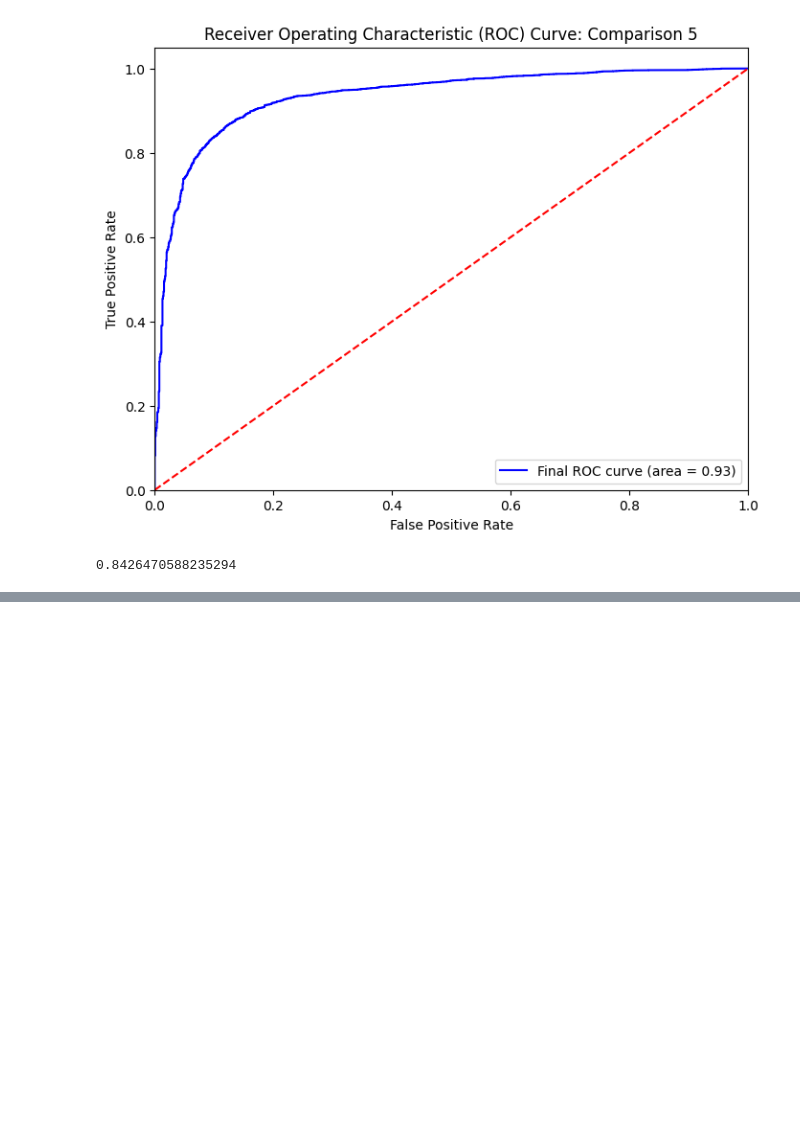
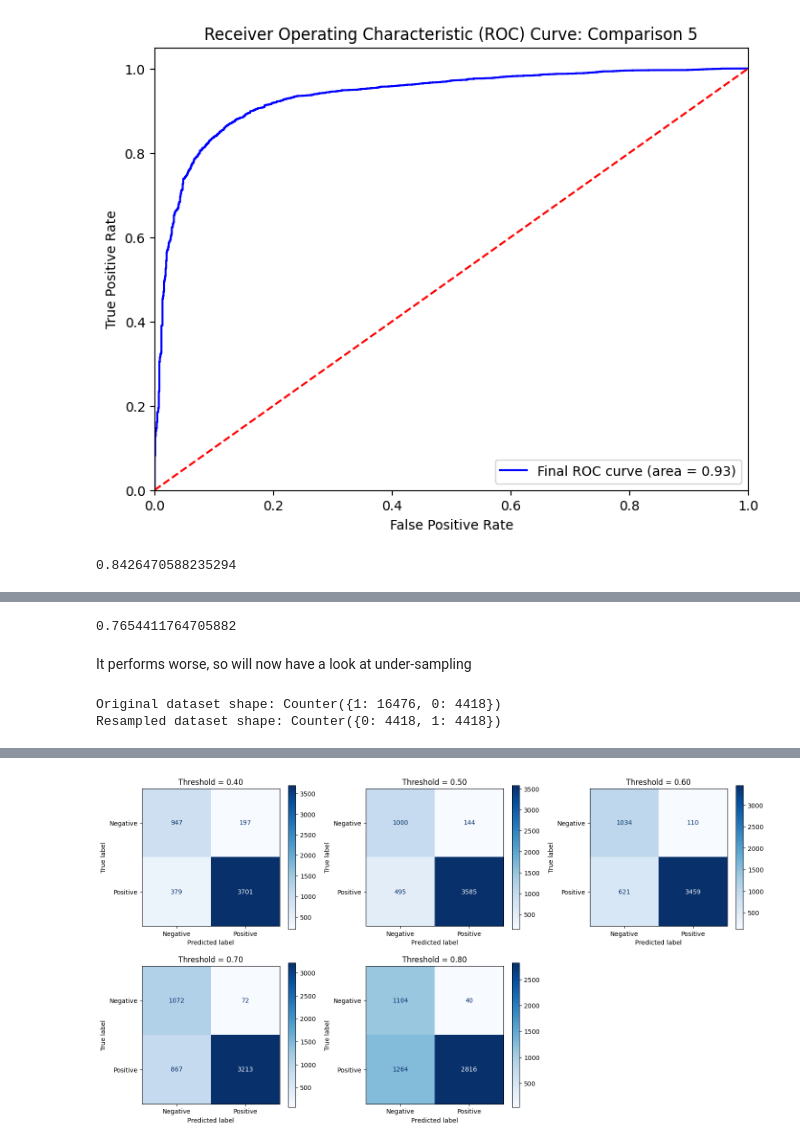
Before and after one commit to christianndjanda/-DST_Assessment_1_Group_4, a Jupyter notebook: ImranV/logitistic_reg_model.ipynb, the cells around one changed output, grey strips where cells are left out. Drawn from its saved outputs; the diff is of its cells as text; code cells hidden in the pictures; blank space fills up the shorter version.

```diff
--- a/ImranV/logitistic_reg_model.ipynb
+++ b/ImranV/logitistic_reg_model.ipynb
@@ -1089,0 +1094,3 @@ However our `final_model` using a threshold of 0.6 has precision of 0.9660, with
+# %%
+
+X_train, X_test, y_train, y_test = train_test_split(X, y, test_size=0.2, random_state=42)
@@ -1089,0 +1200,70 @@ However our `final_model` using a threshold of 0.6 has precision of 0.9660, with
+# %%
+y_pred = (y_scores >= 0.8).astype(int) #0.8 has higher precision than the 0.6, so if it has higher recall we shall use this
+recall = recall_score(y_test, y_pred)
+
+print(recall)
+# %% [output]
+0.7654411764705882
+# %% [markdown]
+It performs worse, so will now have a look at under-sampling
+# %%
+df = pd.read_csv('my_full_data.csv')
+y = df['loan_status']
+X = df.drop(columns=['id', 'loan_status'])
+X_train, X_test, y_train, y_test = train_test_split(X, y, test_size=0.2, random_state=42)
+# %%
+undersampler = RandomUnderSampler(random_state=42)
+X_train_resampled, y_train_resampled = undersampler.fit_resample(X_train, y_train)
+
+print(f'Original dataset shape: {Counter(y_train)}')
+print(f'Resampled dataset shape: {Counter(y_train_resampled)}')
+# %% [output]
+Original dataset shape: Counter({1: 16476, 0: 4418})
+Resampled dataset shape: Counter({0: 4418, 1: 4418})
+# %%
+final_model = LogisticRegression(C=100, penalty='l1',max_iter=500,solver= 'liblinear', tol=0.0001)
+final_model.fit(X_train_resampled, y_train_resampled)
+
+y_pred_final= final_model.predict(X_test)
+
+
+
+
+y_scores = final_model.predict_proba(X_test)[:, 1]
+
+precision, recall, thresholds = precision_recall_curve(y_test, y_scores)
+
+thresholds = [0.4, 0.5, 0.6, 0.7, 0.8]
+
+
+precision_list = []
+confusion_matrices = []
+
+
+for threshold in thresholds:
+    y_pred = (y_scores >= threshold).astype(int)
+
+    precision = precision_score(y_test, y_pred)
+    precision_list.append(precision)
+
+
+    cm = confusion_matrix(y_test, y_pred)
+    confusion_matrices.append(cm)
+
+    print(f'Threshold: {threshold:.2f} | Precision: {precision:.4f}')
+    print(f'Confusion Matrix:\n{cm}\n')
+
+def plot_confusion_matrices(confusion_matrices, thresholds):
+    plt.figure(figsize=(15, 8))
+
+    for i, cm in enumerate(confusion_matrices):
+        plt.subplot(2, 3, i + 1)
+        disp = ConfusionMatrixDisplay(confusion_matrix=cm, display_labels=['Negative', 'Positive'])
+        disp.plot(cmap=plt.cm.Blues, ax=plt.gca())
+        plt.title(f'Threshold = {thresholds[i]:.2f}')
+
+    plt.tight_layout()
+    plt.show()
+
+plot_confusion_matrices(confusion_matrices, thresholds)
+# %% [output]
@@ -1089,0 +1287 @@ However our `final_model` using a threshold of 0.6 has precision of 0.9660, with
+[figure, added]
```
Also changed, not shown: parts of 15 cells of this notebook.
